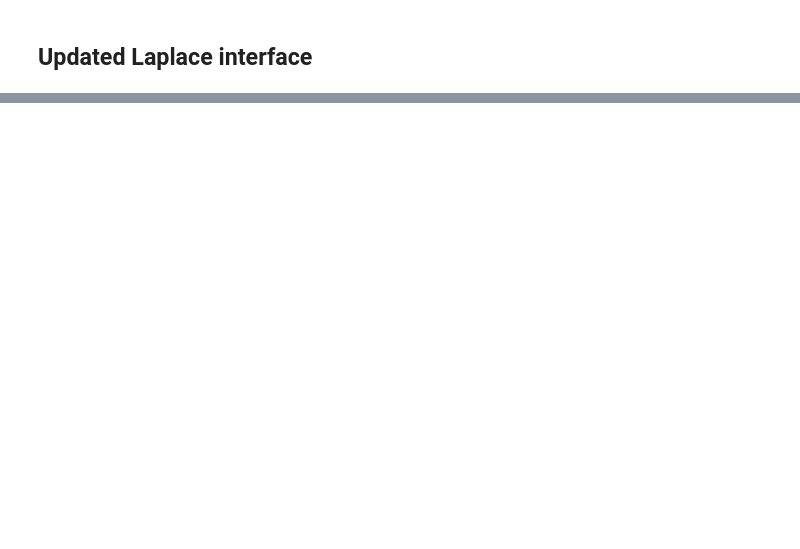
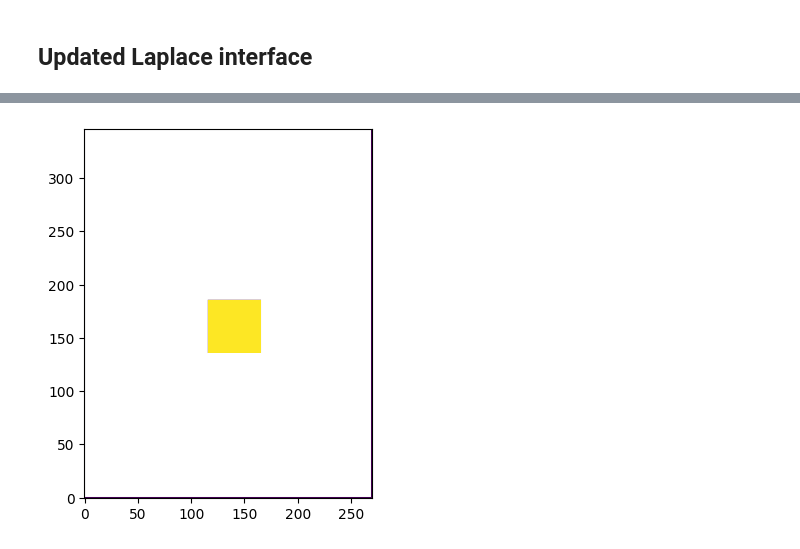
Before and after one commit to robert-wbe/Multigrid-seminar, a Jupyter notebook: test_2.ipynb, the cells around one changed output, grey strips where cells are left out. Cells and saved outputs as stored; diff of their text form; code cells hidden in the pictures; blank space fills up the shorter version.

```diff
--- a/test_2.ipynb
+++ b/test_2.ipynb
@@ -48 +43,8 @@ Runtime: 0.1006s
 [figure]
+# %%
+bc = DirichletBoundaryCondition.empty_w_size(345, 268)
+bc.left = bc.right = bc.top = bc.bottom = 0
+bc.add_rectangle(50, 50, 10, center=(140, 160))
+bc.show()
+# %% [output]
+[figure, added]
```
Also changed, not shown: parts of 4 cells of this notebook, 2 other files.
